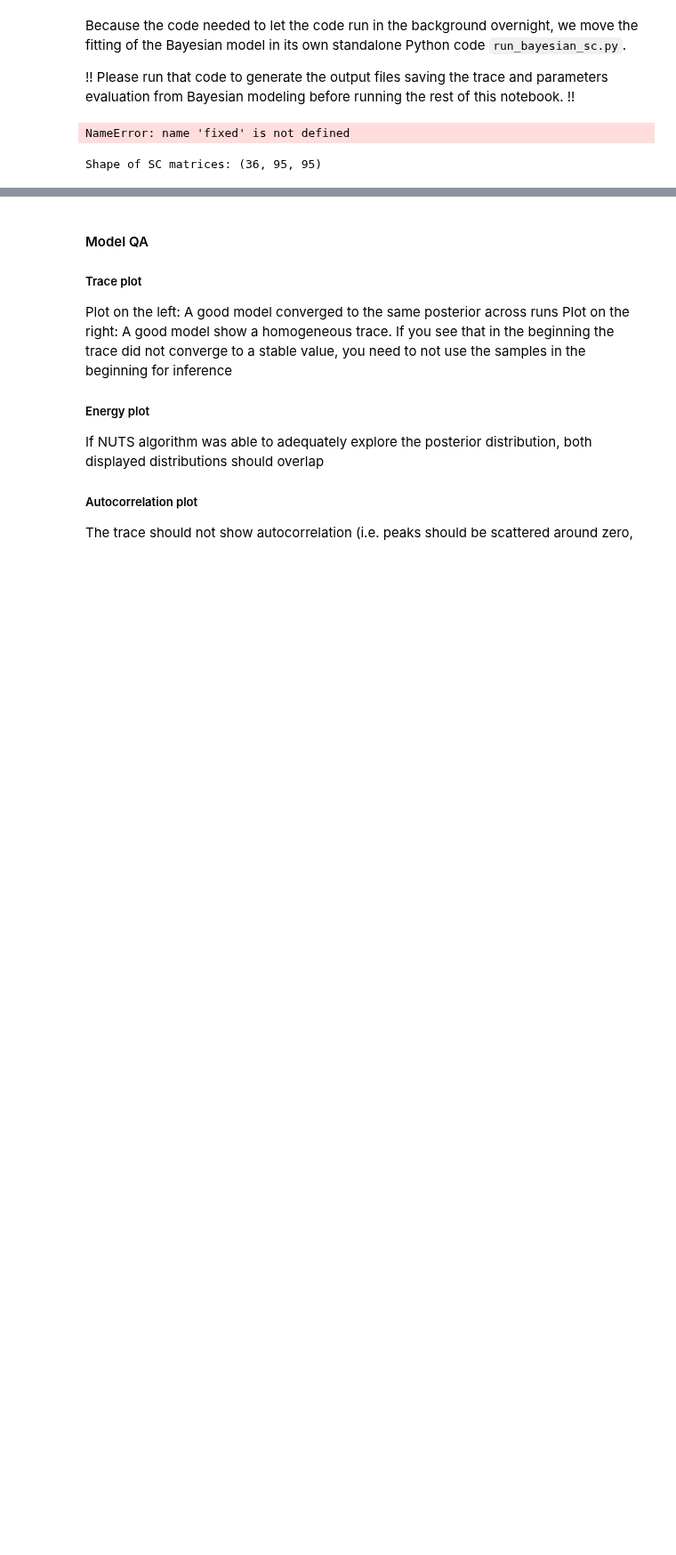
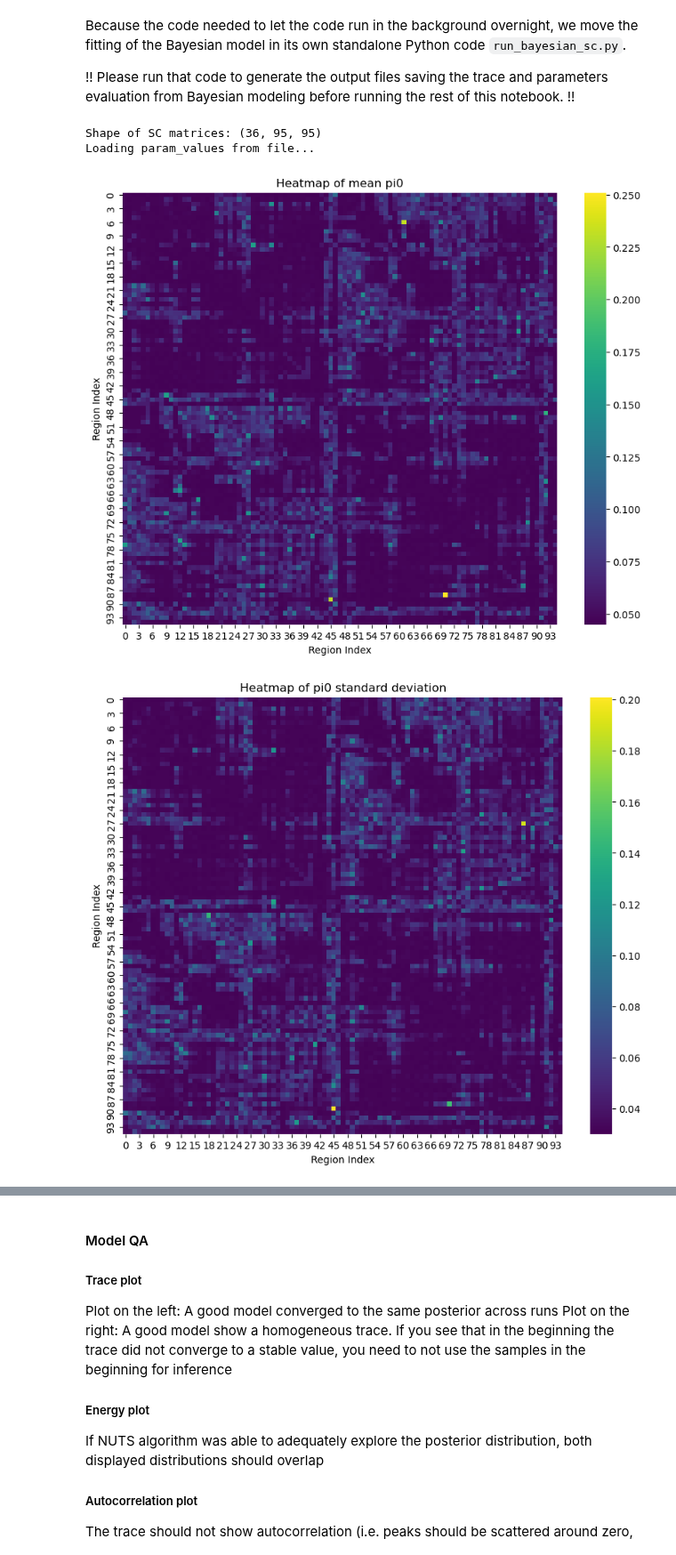
Before and after one commit to oesteban/hcph-sops, a Jupyter notebook: docs/analysis/bayesian_modeling_sc.ipynb, the cells around one changed output, grey strips where cells are left out. Shown at 89% size. Drawn from its saved outputs; the diff is of its cells as text; code cells hidden in the pictures; blank space fills up the shorter version.

```diff
--- a/docs/analysis/bayesian_modeling_sc.ipynb
+++ b/docs/analysis/bayesian_modeling_sc.ipynb
@@ -139,6 +142,7 @@ def load_edge(output_dir, c, SC_matrices_flat, mu_type="fixed"):
         with open(pkl_file, "rb") as f:
             param_values = pickle.load(f)
     else:
+        #param_values = {var: 0 for var in ["pi0", "lambda_exp", "sigma", "mu"]}
         raise FileNotFoundError(f"File {pkl_file} not found. Please run the model fitting first using run_bayesian_sc.py.")
 
     if os.path.exists(trace_file):
@@ -147,7 +151,6 @@ def load_edge(output_dir, c, SC_matrices_flat, mu_type="fixed"):
         raise FileNotFoundError(f"File {trace_file} not found. Please run the model fitting first using run_bayesian_sc.py.")
 
     var_names = ["pi0", "lambda_exp", "sigma"]
-    param_values = {}
     if mu_type == "fixed":
         param_values["mu"] = np.mean(SC_matrices_flat[:,c])
     else:
@@ -155,27 +158,56 @@ def load_edge(output_dir, c, SC_matrices_flat, mu_type="fixed"):
 
     summary = az.summary(trace, var_names=var_names)
     for var in var_names:
-        param_values[f"{var}_sd"] = summary.loc[var, "sd"]
+        param_values[var] = summary.loc[var].to_dict()
 
     return param_values
-# %% [output]
-NameError: name 'fixed' is not defined
 # %%
 mu_type = "fixed"
 output_dir = "/home/cprovins/projects/bayesian_sc/mixture_model_1"
-os.makedirs(output_dir, exist_ok=True)
 print(f"Shape of SC matrices: {SC_matrices.shape}")
 SC_matrices_flat = SC_matrices.reshape(num_sessions, -1)
 SC_matrices_flat = np.nan_to_num(SC_matrices_flat, nan=0)
 
-param_values = Parallel(n_jobs=8)(
-    delayed(load_edge)(output_dir, c) for c in range(SC_matrices_flat.shape[1])
-)
-
-# Collect estimated parameter value into `params` dict
-params = {"pi0": [], "lambda_exp": [], "mu": [], "sigma": []}
-for res in param_values:
-    for k in params:
-        params[k].append(res.get(k, np.nan))
+param_values_file = os.path.join(output_dir, "extra_param_values.pkl")
+if os.path.exists(param_values_file):
+    print("Loading param_values from file...")
+    with open(param_values_file, "rb") as f:
+        param_values = pickle.load(f)
+else:
+    param_values = Parallel(n_jobs=30)(
+        delayed(load_edge)(output_dir, c, SC_matrices_flat) for c in range(SC_matrices_flat.shape[1])
+    )
+    with open(param_values_file, "wb") as f:
+        pickle.dump(param_values, f)
+    print("param_values saved to file.")
 # %% [output]
 Shape of SC matrices: (36, 95, 95)
+Loading param_values from file...
+# %%
+for p in ["pi0", "lambda_exp", "sigma"]:
+    param = np.array([edge[p]["mean"] for edge in param_values]).reshape(atlas_dim, atlas_dim)
+    plt.figure(figsize=(10, 8))
+    sns.heatmap(param, cmap='viridis', cbar=True)
+    plt.title(f'Heatmap of mean {p}')
+    plt.xlabel('Region Index')
+    plt.ylabel('Region Index')
+    plt.show()
+
+    param = np.array([edge[p]["sd"] for edge in param_values]).reshape(atlas_dim, atlas_dim)
+    plt.figure(figsize=(10, 8))
+    sns.heatmap(param, cmap='viridis', cbar=True)
+    plt.title(f'Heatmap of {p} standard deviation')
+    plt.xlabel('Region Index')
+    plt.ylabel('Region Index')
+    plt.show()
+
+param = np.array([edge["mu"] for edge in param_values]).reshape(atlas_dim, atlas_dim)
+plt.figure(figsize=(10, 8))
+sns.heatmap(param, cmap='viridis', cbar=True)
+plt.title(f'Heatmap of mu')
+plt.xlabel('Region Index')
+plt.ylabel('Region Index')
+plt.show()
+# %% [output]
+[figure, added]
+[figure, added]
```
Also changed, not shown: parts of 8 cells of this notebook.
